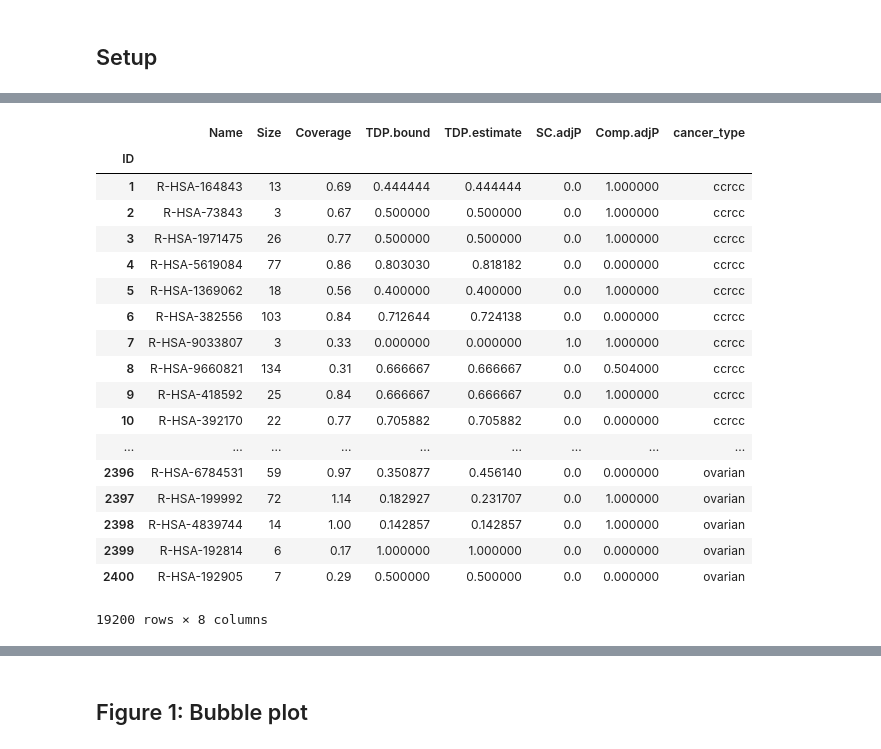
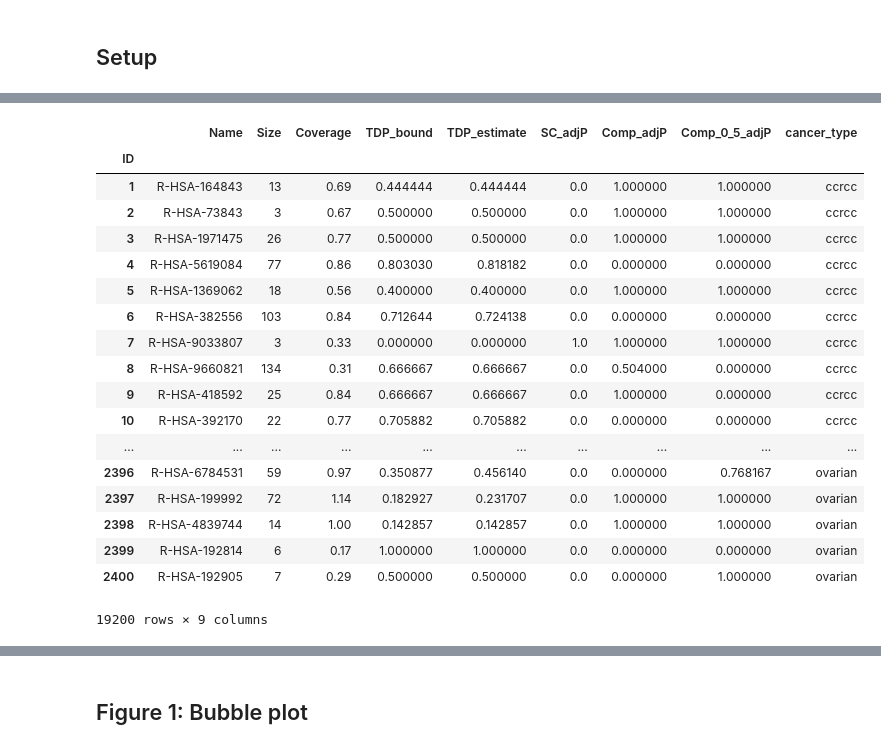
Before and after one commit to caleb-lindgren/scratchpad, a Jupyter notebook: pancancer_enrichment/17_visualize_results_rSEA.ipynb, the cells around one changed output, grey strips where cells are left out. Saved outputs shown, nothing was run; the diff lists cells and outputs as text; code cells hidden in the pictures.

```diff
--- a/pancancer_enrichment/17_visualize_results_rSEA.ipynb
+++ b/pancancer_enrichment/17_visualize_results_rSEA.ipynb
@@ -22,0 +14,16 @@ STEP16_FILE_PATH = os.path.join(STEP16_DIR, STEP16_FILE)
+# %%
+TIME_START = datetime.datetime.now().strftime('%Y%m%d_%H%M%S')
+
+# Step 1 output
+STEP01_DIR = "step01_outputs"
+STEP01_FILE = "tumor_change_20200529_195104_10000_perm.tsv"
+STEP01_FILE_PATH = os.path.join(STEP01_DIR, STEP01_FILE)
+
+# Step 16 output
+STEP16_DIR = "step16_outputs"
+STEP16_thresh01 = os.path.join(STEP16_DIR, "enrichment_rsea_20200626_114446_thresh_0.1.tsv")
+
+# Reactome .gmt file
+REACTOME_GMT = os.path.join("gene_set_libraries", "Reactome_2020.gmt")
+
+MSV = 0.5 # Simplified expression value for marginally significant proteins
@@ -85,23 +44,24 @@ all_expression_data
 # %%
-enrichment_data = pd.read_csv(STEP16_FILE_PATH, sep="\t", index_col=0)
+enrichment_data = pd.read_csv(STEP16_thresh01, sep="\t", index_col=0)
+enrichment_data.columns = enrichment_data.columns.str.replace(".", "_", regex=False)
 enrichment_data
 # %% [output]
-|  | Name | Size | Coverage | TDP.bound | TDP.estimate | SC.adjP | Comp.adjP | cancer_type |
-| ID |  |  |  |  |  |  |  |  |
-| 1 | R-HSA-164843 | 13 | 0.69 | 0.444444 | 0.444444 | 0.0 | 1.000000 | ccrcc |
-| 2 | R-HSA-73843 | 3 | 0.67 | 0.500000 | 0.500000 | 0.0 | 1.000000 | ccrcc |
-| 3 | R-HSA-1971475 | 26 | 0.77 | 0.500000 | 0.500000 | 0.0 | 1.000000 | ccrcc |
-| 4 | R-HSA-5619084 | 77 | 0.86 | 0.803030 | 0.818182 | 0.0 | 0.000000 | ccrcc |
-| 5 | R-HSA-1369062 | 18 | 0.56 | 0.400000 | 0.400000 | 0.0 | 1.000000 | ccrcc |
-| 6 | R-HSA-382556 | 103 | 0.84 | 0.712644 | 0.724138 | 0.0 | 0.000000 | ccrcc |
-| 7 | R-HSA-9033807 | 3 | 0.33 | 0.000000 | 0.000000 | 1.0 | 1.000000 | ccrcc |
-| 8 | R-HSA-9660821 | 134 | 0.31 | 0.666667 | 0.666667 | 0.0 | 0.504000 | ccrcc |
-| 9 | R-HSA-418592 | 25 | 0.84 | 0.666667 | 0.666667 | 0.0 | 1.000000 | ccrcc |
-| 10 | R-HSA-392170 | 22 | 0.77 | 0.705882 | 0.705882 | 0.0 | 0.000000 | ccrcc |
-| ... | ... | ... | ... | ... | ... | ... | ... | ... |
-| 2396 | R-HSA-6784531 | 59 | 0.97 | 0.350877 | 0.456140 | 0.0 | 0.000000 | ovarian |
-| 2397 | R-HSA-199992 | 72 | 1.14 | 0.182927 | 0.231707 | 0.0 | 1.000000 | ovarian |
-| 2398 | R-HSA-4839744 | 14 | 1.00 | 0.142857 | 0.142857 | 0.0 | 1.000000 | ovarian |
-| 2399 | R-HSA-192814 | 6 | 0.17 | 1.000000 | 1.000000 | 0.0 | 0.000000 | ovarian |
-| 2400 | R-HSA-192905 | 7 | 0.29 | 0.500000 | 0.500000 | 0.0 | 0.000000 | ovarian |
+|  | Name | Size | Coverage | TDP_bound | TDP_estimate | SC_adjP | Comp_adjP | Comp_0_5_adjP | cancer_type |
+| ID |  |  |  |  |  |  |  |  |  |
+| 1 | R-HSA-164843 | 13 | 0.69 | 0.444444 | 0.444444 | 0.0 | 1.000000 | 1.000000 | ccrcc |
+| 2 | R-HSA-73843 | 3 | 0.67 | 0.500000 | 0.500000 | 0.0 | 1.000000 | 1.000000 | ccrcc |
+| 3 | R-HSA-1971475 | 26 | 0.77 | 0.500000 | 0.500000 | 0.0 | 1.000000 | 1.000000 | ccrcc |
+| 4 | R-HSA-5619084 | 77 | 0.86 | 0.803030 | 0.818182 | 0.0 | 0.000000 | 0.000000 | ccrcc |
+| 5 | R-HSA-1369062 | 18 | 0.56 | 0.400000 | 0.400000 | 0.0 | 1.000000 | 1.000000 | ccrcc |
+| 6 | R-HSA-382556 | 103 | 0.84 | 0.712644 | 0.724138 | 0.0 | 0.000000 | 0.000000 | ccrcc |
+| 7 | R-HSA-9033807 | 3 | 0.33 | 0.000000 | 0.000000 | 1.0 | 1.000000 | 1.000000 | ccrcc |
+| 8 | R-HSA-9660821 | 134 | 0.31 | 0.666667 | 0.666667 | 0.0 | 0.504000 | 0.000000 | ccrcc |
+| 9 | R-HSA-418592 | 25 | 0.84 | 0.666667 | 0.666667 | 0.0 | 1.000000 | 0.000000 | ccrcc |
+| 10 | R-HSA-392170 | 22 | 0.77 | 0.705882 | 0.705882 | 0.0 | 0.000000 | 0.000000 | ccrcc |
+| ... | ... | ... | ... | ... | ... | ... | ... | ... | ... |
+| 2396 | R-HSA-6784531 | 59 | 0.97 | 0.350877 | 0.456140 | 0.0 | 0.000000 | 0.768167 | ovarian |
+| 2397 | R-HSA-199992 | 72 | 1.14 | 0.182927 | 0.231707 | 0.0 | 1.000000 | 1.000000 | ovarian |
+| 2398 | R-HSA-4839744 | 14 | 1.00 | 0.142857 | 0.142857 | 0.0 | 1.000000 | 1.000000 | ovarian |
+| 2399 | R-HSA-192814 | 6 | 0.17 | 1.000000 | 1.000000 | 0.0 | 0.000000 | 0.000000 | ovarian |
+| 2400 | R-HSA-192905 | 7 | 0.29 | 0.500000 | 0.500000 | 0.0 | 0.000000 | 1.000000 | ovarian |
-19200 rows × 8 columns
+19200 rows × 9 columns
```
Also changed, not shown: parts of 53 cells of this notebook, 12 other files.
